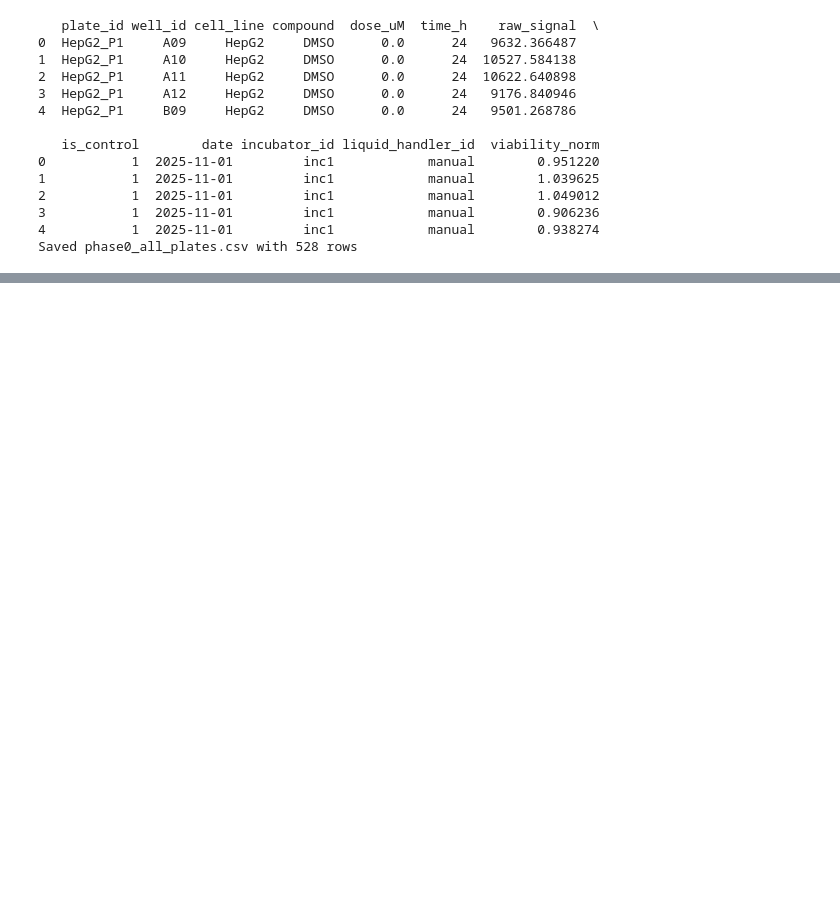
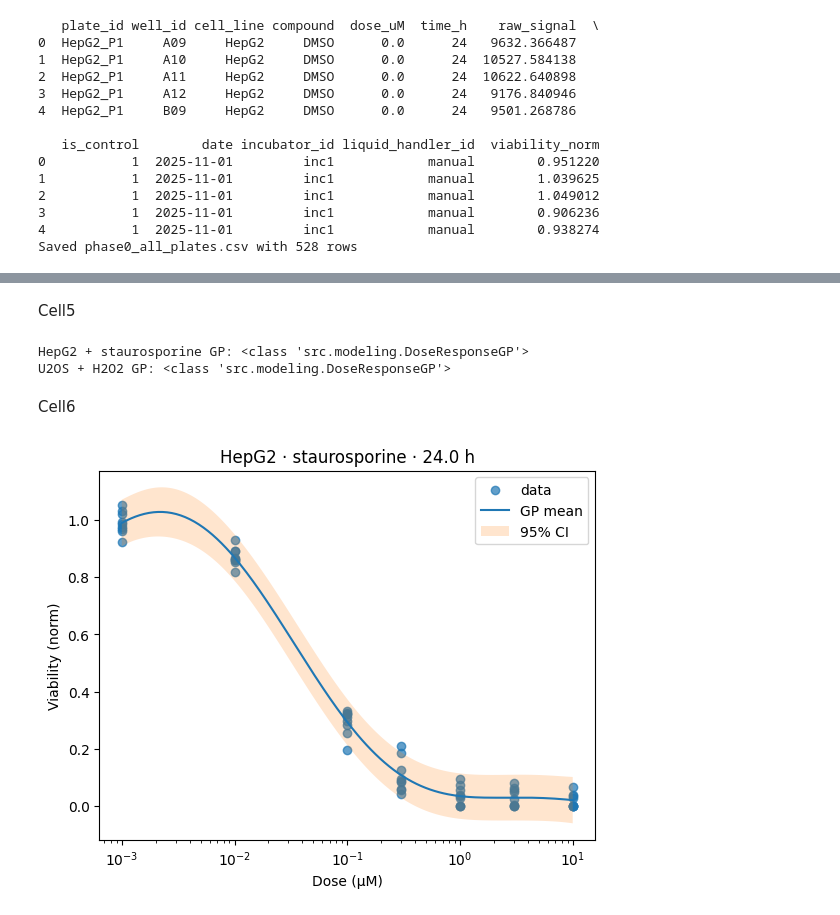
Before and after one commit to bjh-insitro/cell_OS, a Jupyter notebook: notebooks/01_phase0_simulation_and_baseline_sandbox.ipynb, the cells around one changed output, grey strips where cells are left out. Saved outputs shown, nothing was run; the diff lists cells and outputs as text; code cells hidden in the pictures; blank space fills up the shorter version.

```diff
--- a/notebooks/01_phase0_simulation_and_baseline_sandbox.ipynb
+++ b/notebooks/01_phase0_simulation_and_baseline_sandbox.ipynb
@@ -172,0 +197,13 @@ df[df.plate_id == "HepG2_P1"].head(20)
+# %%
+from src.posteriors import DoseResponsePosterior
+
+posterior = DoseResponsePosterior.from_world(
+    world,
+    campaign_id="PHASE0_SANDBOX",
+    readout_name="viability",
+    time_h=24.0,
+)
+
+world.attach_posterior("PHASE0_SANDBOX", posterior)
+
+posterior
@@ -173 +228,65 @@ df[df.plate_id == "HepG2_P1"].head(20)
+# %% [markdown]
+Cell5
+# %%
+# Sanity check: pull a GP for a specific slice
+gp_hg2_stauro = posterior.get_gp("HepG2", "staurosporine", 24.0)
+gp_u2os_h2o2 = posterior.get_gp("U2OS", "H2O2", 24.0)
+
+print("HepG2 + staurosporine GP:", type(gp_hg2_stauro))
+print("U2OS + H2O2 GP:", type(gp_u2os_h2o2))
+# %% [output]
+HepG2 + staurosporine GP: <class 'src.modeling.DoseResponseGP'>
+U2OS + H2O2 GP: <class 'src.modeling.DoseResponseGP'>
+# %% [markdown]
+Cell6
+# %%
+import matplotlib.pyplot as plt
+
+# Choose one slice to visualize
+cell_line = "HepG2"
+compound = "staurosporine"
+time_h = 24.0
+
+gp = posterior.get_gp(cell_line, compound, time_h)
+assert gp is not None, "No GP for this slice"
+
+# Get raw data
+df_slice = world.get_experiments_for_campaign("PHASE0_SANDBOX")
+df_slice = df_slice[
+    (df_slice["cell_line"] == cell_line)
+    & (df_slice["compound"] == compound)
+    & (df_slice["time_h"] == time_h)
+]
+
+# Predict on a smooth grid
+lo = df_slice.query("dose_uM > 0")["dose_uM"].min()
+hi = df_slice["dose_uM"].max()
+
+grid = gp.predict_on_grid(
+    num_points=200,
+    dose_min=float(lo),
+    dose_max=float(hi),
+)
+dose_grid = grid["dose_uM"]
+mean = grid["mean"]
+std = grid["std"]
+
+plt.figure()
+plt.scatter(df_slice["dose_uM"], df_slice["readout_value"], label="data", alpha=0.7)
+plt.plot(dose_grid, mean, label="GP mean")
+plt.fill_between(
+    dose_grid,
+    mean - 2 * std,
+    mean + 2 * std,
+    alpha=0.2,
+    label="95% CI",
+)
+plt.xscale("log")
+plt.xlabel("Dose (µM)")
+plt.ylabel("Viability (norm)")
+plt.title(f"{cell_line} · {compound} · {time_h} h")
+plt.legend()
+plt.show()
+# %% [output]
+[figure, added]
 # %%
```
Also changed, not shown: parts of 11 cells of this notebook, 29 other files.
